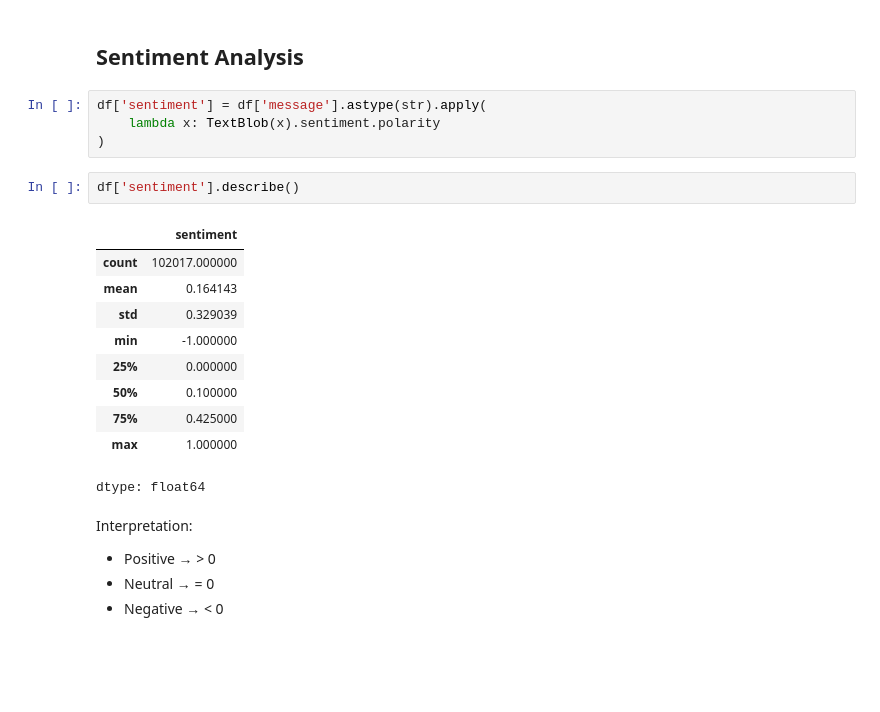
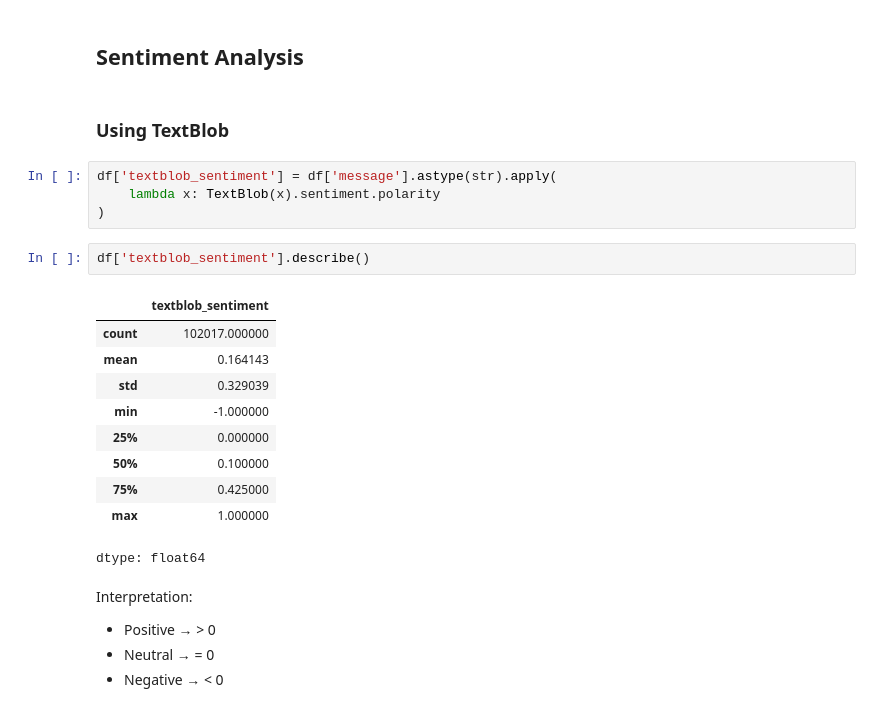
Before and after one commit to 456zamir8/Data_Science_Projects, a Jupyter notebook: Unsent_data/Unsent_project.ipynb, the cells around one changed output. Cells and saved outputs as stored; diff of their text form; blank space fills up the shorter version.

```diff
--- a/Unsent_data/Unsent_project.ipynb
+++ b/Unsent_data/Unsent_project.ipynb
@@ -288,14 +287,16 @@ plt.show()
 [figure]
 # %% [markdown]
 ## **Sentiment Analysis**
+# %% [markdown]
+### **Using TextBlob**
 # %%
-df['sentiment'] = df['message'].astype(str).apply(
+df['textblob_sentiment'] = df['message'].astype(str).apply(
     lambda x: TextBlob(x).sentiment.polarity
 )
 # %%
-df['sentiment'].describe()
+df['textblob_sentiment'].describe()
 # %% [output]
-|  | sentiment |
+|  | textblob_sentiment |
 | count | 102017.000000 |
 | mean | 0.164143 |
 | std | 0.329039 |
```
Also changed, not shown: parts of 7 cells of this notebook.
